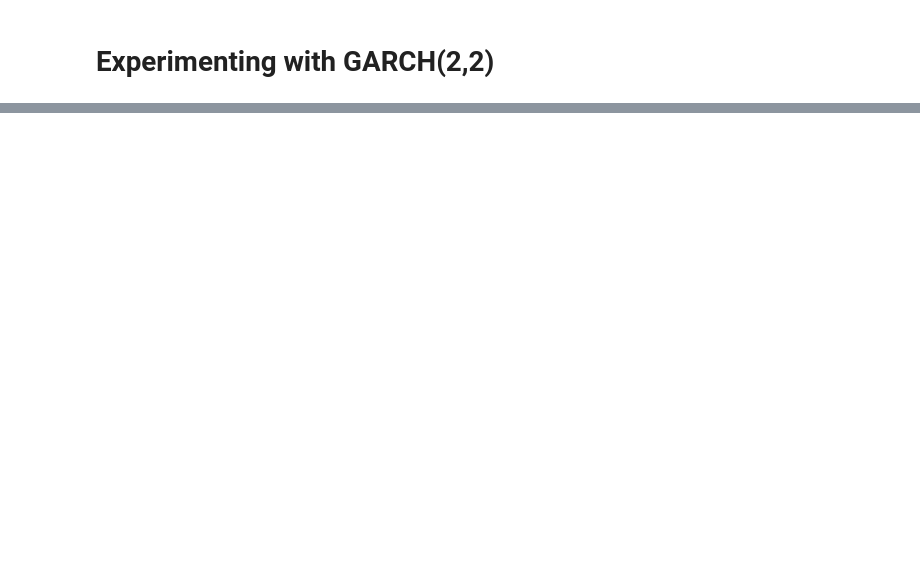
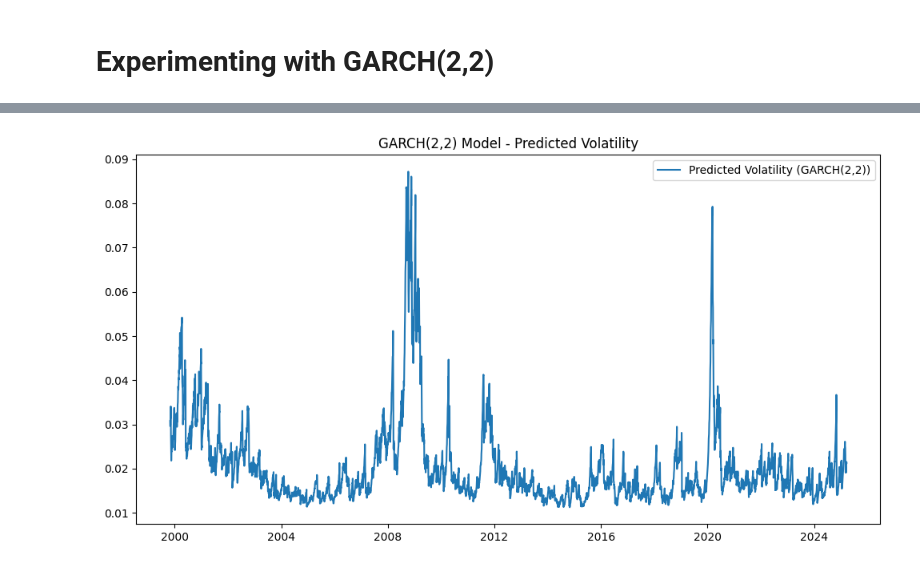
Before and after one commit to meetsudra11/timeseries, a Jupyter notebook: archgarch.ipynb, the cells around one changed output, grey strips where cells are left out. Saved outputs shown, nothing was run; the diff lists cells and outputs as text; code cells hidden in the pictures; blank space fills up the shorter version.

```diff
--- a/archgarch.ipynb
+++ b/archgarch.ipynb
@@ -372,3 +398,11 @@ This warning can be disabled by either rescaling y before initializing the
 model or by setting rescale=False.
 
   warnings.warn(
+# %%
+plt.figure(figsize=(12, 6))
+plt.plot(model_fit_garch2.conditional_volatility, label="Predicted Volatility (GARCH(2,2))")
+plt.legend()
+plt.title("GARCH(2,2) Model - Predicted Volatility")
+plt.show()
+# %% [output]
+[figure, added]
```
Also changed, not shown: parts of 29 cells of this notebook.
